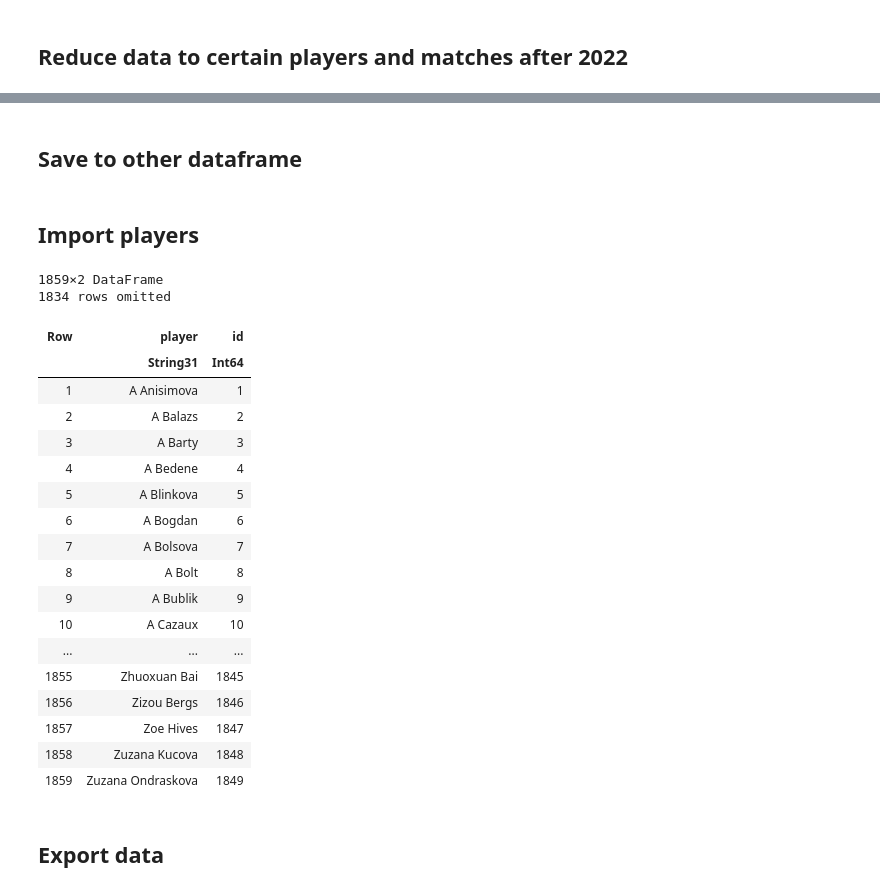
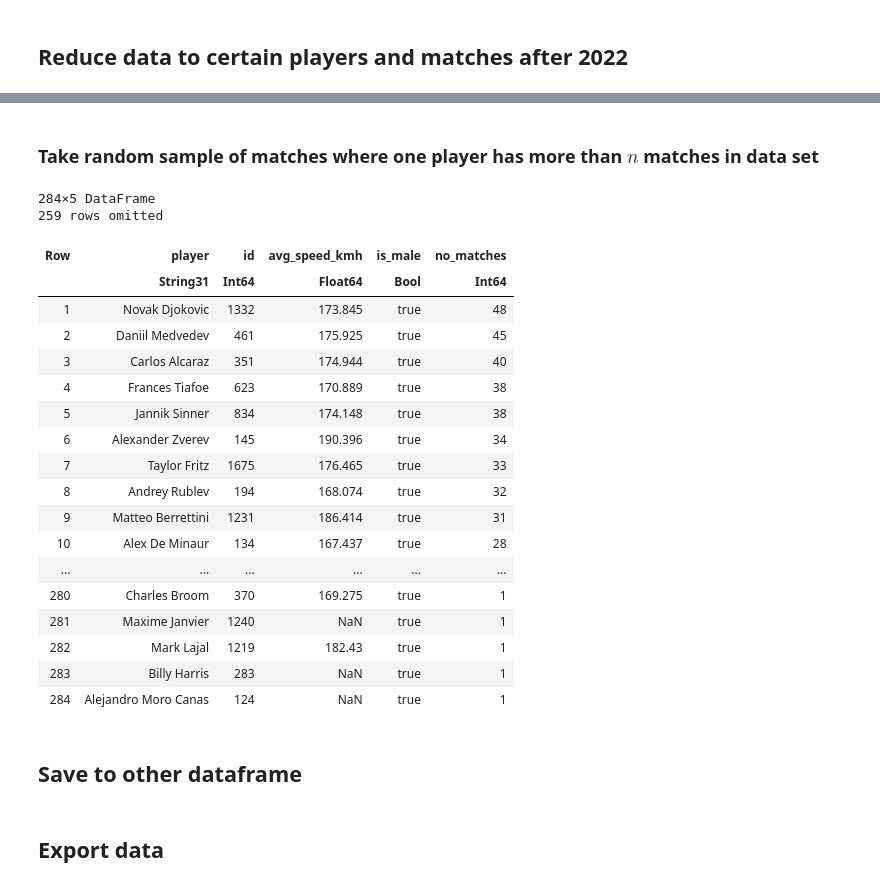
Before and after one commit to VictorKeil/grand-slam-analysis, a Jupyter notebook: Main.ipynb, the cells around one changed output, grey strips where cells are left out. Saved outputs shown, nothing was run; the diff lists cells and outputs as text; code cells hidden in the pictures.

```diff
--- a/Main.ipynb
+++ b/Main.ipynb
@@ -241,0 +206,2 @@ df = vcat(sample(matches, 100)...)
+# %% [markdown]
+### Take random sample of matches where one player has more than $n$ matches in data set
@@ -242,34 +244,32 @@ df = vcat(sample(matches, 100)...)
+# %%
+sort(dropmissing(players, :no_matches), :no_matches, rev=true)
+# %% [output]
+284×5 DataFrame
+259 rows omitted
+| Row | player | id | avg_speed_kmh | is_male | no_matches |
+|  | String31 | Int64 | Float64 | Bool | Int64 |
+| 1 | Novak Djokovic | 1332 | 173.845 | true | 48 |
+| 2 | Daniil Medvedev | 461 | 175.925 | true | 45 |
+| 3 | Carlos Alcaraz | 351 | 174.944 | true | 40 |
+| 4 | Frances Tiafoe | 623 | 170.889 | true | 38 |
+| 5 | Jannik Sinner | 834 | 174.148 | true | 38 |
+| 6 | Alexander Zverev | 145 | 190.396 | true | 34 |
+| 7 | Taylor Fritz | 1675 | 176.465 | true | 33 |
+| 8 | Andrey Rublev | 194 | 168.074 | true | 32 |
+| 9 | Matteo Berrettini | 1231 | 186.414 | true | 31 |
+| 10 | Alex De Minaur | 134 | 167.437 | true | 28 |
+| ... | ... | ... | ... | ... | ... |
+| 280 | Charles Broom | 370 | 169.275 | true | 1 |
+| 281 | Maxime Janvier | 1240 | NaN | true | 1 |
+| 282 | Mark Lajal | 1219 | 182.43 | true | 1 |
+| 283 | Billy Harris | 283 | NaN | true | 1 |
+| 284 | Alejandro Moro Canas | 124 | NaN | true | 1 |
 # %% [markdown]
 ## Save to other dataframe
 # %%
 data_sub = df;
 # %%
 data_main = df;
-# %% [markdown]
-## Import players
-# %%
-players = CSV.read("clean-data/players.csv", DataFrame)
-# %% [output]
-1859×2 DataFrame
-1834 rows omitted
-| Row | player | id |
-|  | String31 | Int64 |
-| 1 | A Anisimova | 1 |
-| 2 | A Balazs | 2 |
-| 3 | A Barty | 3 |
-| 4 | A Bedene | 4 |
-| 5 | A Blinkova | 5 |
-| 6 | A Bogdan | 6 |
-| 7 | A Bolsova | 7 |
-| 8 | A Bolt | 8 |
-| 9 | A Bublik | 9 |
-| 10 | A Cazaux | 10 |
-| ... | ... | ... |
-| 1855 | Zhuoxuan Bai | 1845 |
-| 1856 | Zizou Bergs | 1846 |
-| 1857 | Zoe Hives | 1847 |
-| 1858 | Zuzana Kucova | 1848 |
-| 1859 | Zuzana Ondraskova | 1849 |
 # %% [markdown]
 ## Export data
 # %%
```
Also changed, not shown: parts of 36 cells of this notebook, 3 other files.
